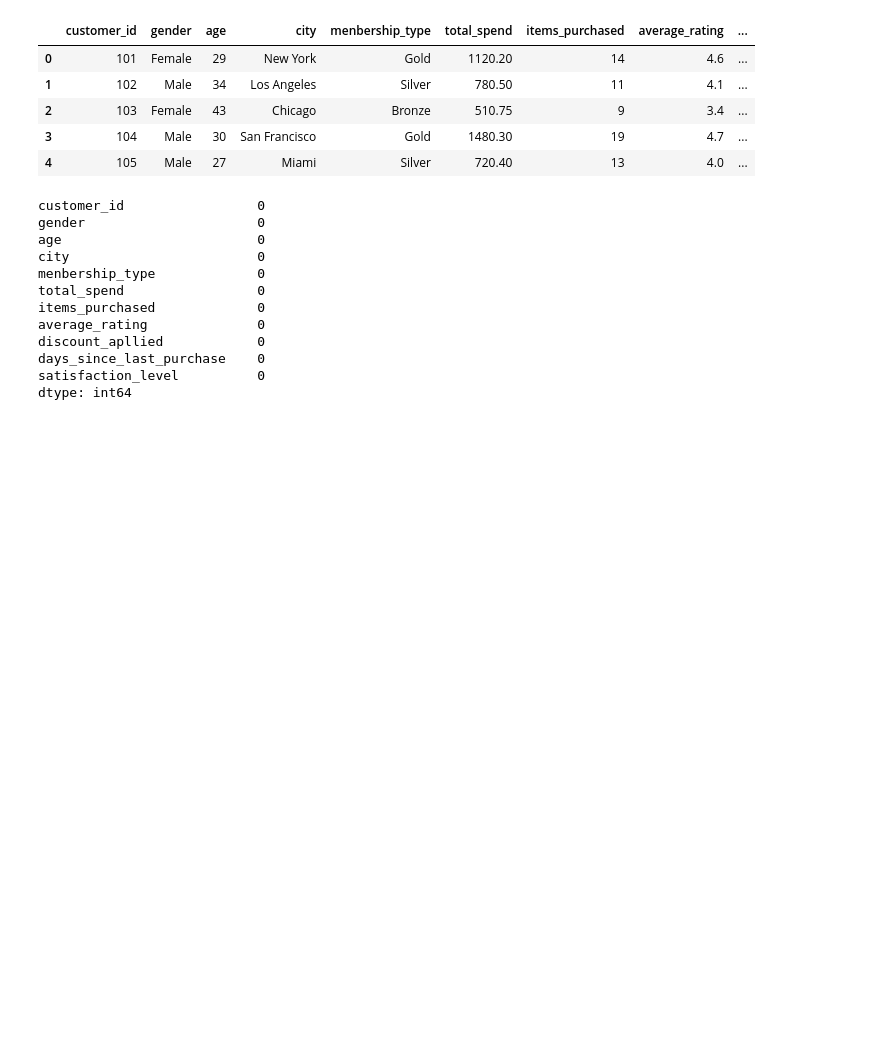
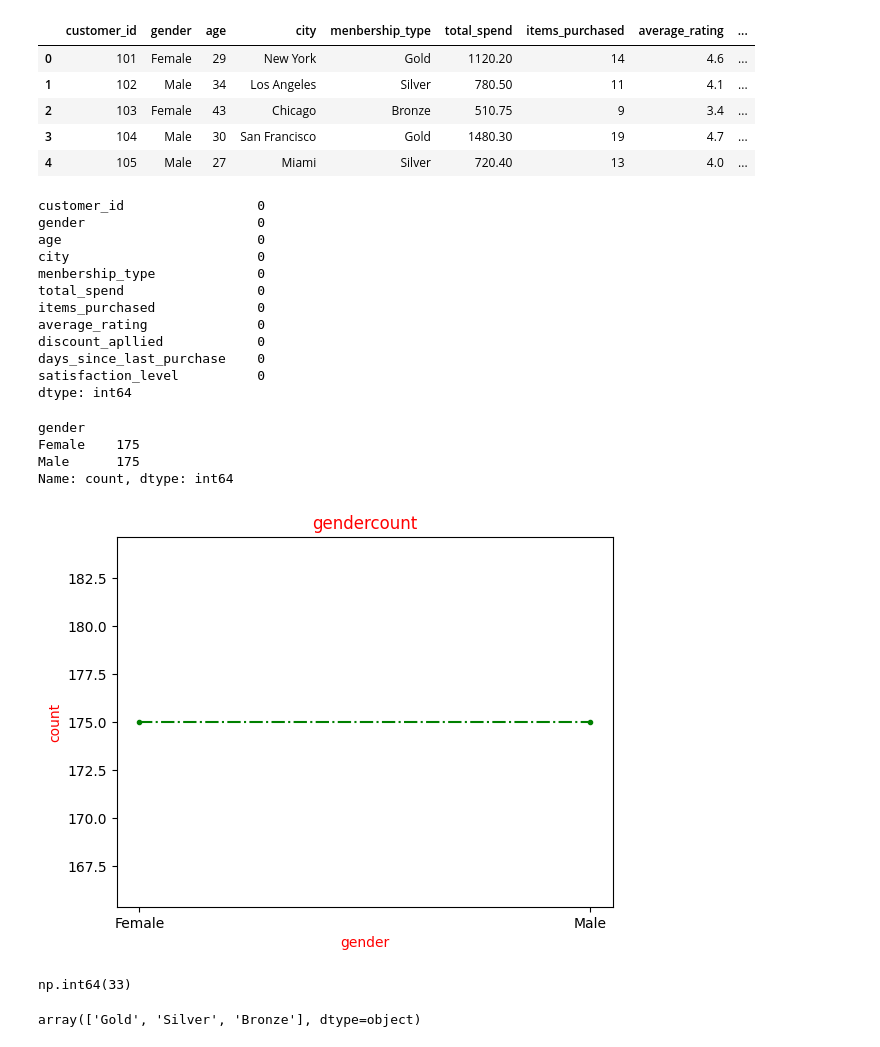
Before and after one commit to clarajchiramel-web/pandasworks, a Jupyter notebook: customer_behaviour_casestudy/process.ipynb, the cells around one changed output. Drawn from its saved outputs; the diff is of its cells as text; code cells hidden in the pictures; blank space fills up the shorter version.

```diff
--- a/customer_behaviour_casestudy/process.ipynb
+++ b/customer_behaviour_casestudy/process.ipynb
@@ -63,3 +63,30 @@ discount_apllied            0
 days_since_last_purchase    0
 satisfaction_level          0
 dtype: int64
+# %%
+df["gender"].value_counts()
+# %% [output]
+gender
+Female    175
+Male      175
+Name: count, dtype: int64
+# %%
+gender_count=df["gender"].value_counts()
+import matplotlib.pyplot as plt
+plt.plot(gender_count.index,gender_count.values,marker=".",linestyle="dashdot",color="green")
+plt.title("gendercount",color="red")
+plt.xlabel("gender",color="red")
+plt.ylabel("count",color="red")
+plt.show()
+# %% [output]
+[figure, added]
+# %%
+#average age of customer
+df["age"].mean().astype("int")
+# %% [output]
+np.int64(33)
+# %%
+#unique membership
+df["menbership_type"].unique()
+# %% [output]
+array(['Gold', 'Silver', 'Bronze'], dtype=object)
```
Also changed, not shown: parts of 11 cells of this notebook, 2 other files.
